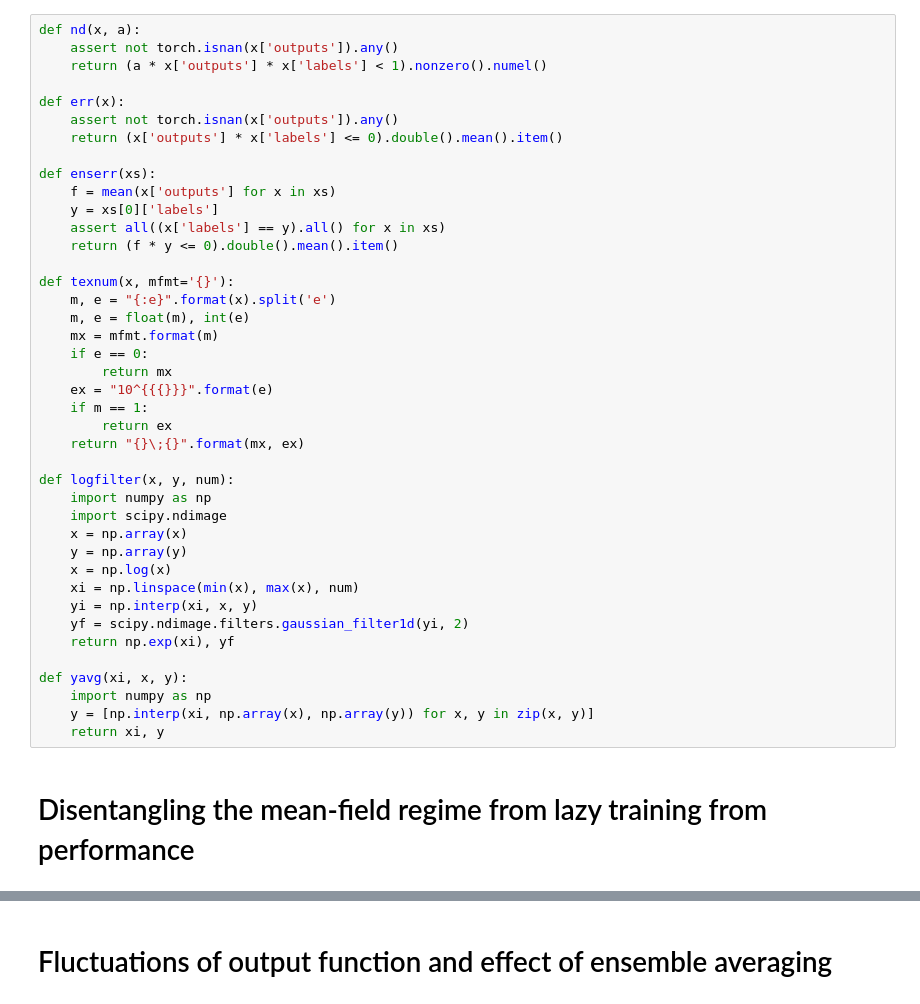
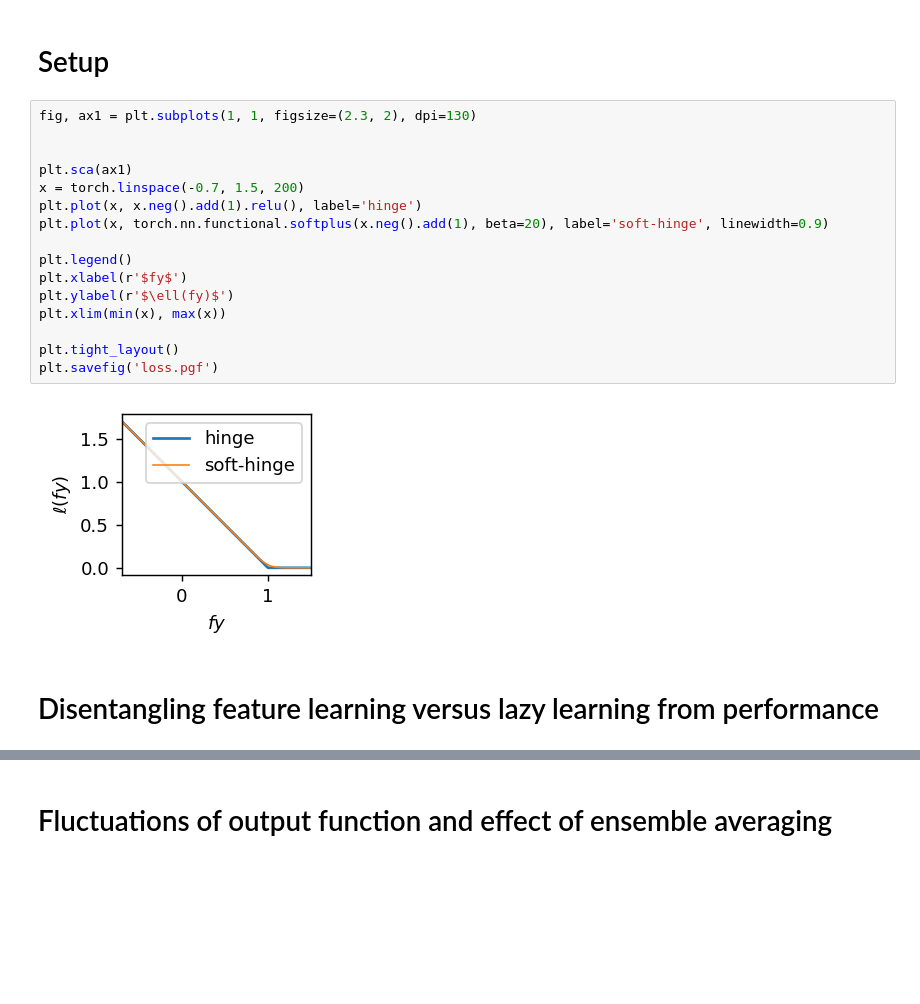
Before and after one commit to mariogeiger/feature_lazy, a Jupyter notebook: plots.ipynb, the cells around one changed output, grey strips where cells are left out. Saved outputs shown, nothing was run; the diff lists cells and outputs as text; blank space fills up the shorter version.

Commit message:
plots

```diff
--- a/plots.ipynb
+++ b/plots.ipynb
@@ -65,43 +102,22 @@ def triangle(a, b, c, d=None, slope=None, other=False, color=None, fmt="{:.2f}",
-# %%
-def nd(x, a):
-    assert not torch.isnan(x['outputs']).any()
-    return (a * x['outputs'] * x['labels'] < 1).nonzero().numel()
-
-def err(x):
-    assert not torch.isnan(x['outputs']).any()
-    return (x['outputs'] * x['labels'] <= 0).double().mean().item()
-
-def enserr(xs):
-    f = mean(x['outputs'] for x in xs)
-    y = xs[0]['labels']
-    assert all((x['labels'] == y).all() for x in xs)
-    return (f * y <= 0).double().mean().item()
-
-def texnum(x, mfmt='{}'):
-    m, e = "{:e}".format(x).split('e')
-    m, e = float(m), int(e)
-    mx = mfmt.format(m)
-    if e == 0:
-        return mx
-    ex = "10^{{{}}}".format(e)
-    if m == 1:
-        return ex
-    return "{}\;{}".format(mx, ex)
-
-def logfilter(x, y, num):
-    import numpy as np
-    import scipy.ndimage
-    x = np.array(x)
-    y = np.array(y)
-    x = np.log(x)
-    xi = np.linspace(min(x), max(x), num)
-    yi = np.interp(xi, x, y)
-    yf = scipy.ndimage.filters.gaussian_filter1d(yi, 2)
-    return np.exp(xi), yf
-
-def yavg(xi, x, y):
-    import numpy as np
-    y = [np.interp(xi, np.array(x), np.array(y)) for x, y in zip(x, y)]
-    return xi, y
+# %% [markdown]
+# Setup
+# %%
+fig, ax1 = plt.subplots(1, 1, figsize=(2.3, 2), dpi=130)
+
+
+plt.sca(ax1)
+x = torch.linspace(-0.7, 1.5, 200)
+plt.plot(x, x.neg().add(1).relu(), label='hinge')
+plt.plot(x, torch.nn.functional.softplus(x.neg().add(1), beta=20), label='soft-hinge', linewidth=0.9)
+
+plt.legend()
+plt.xlabel(r'$fy$')
+plt.ylabel(r'$\ell(fy)$')
+plt.xlim(min(x), max(x))
+
+plt.tight_layout()
+plt.savefig('loss.pgf')
+# %% [output]
+[figure, added]
 # %% [markdown]
-# Disentangling the mean-field regime from lazy training from performance
+# Disentangling feature learning versus lazy learning from performance
```
Also changed, not shown: parts of 44 cells of this notebook.
